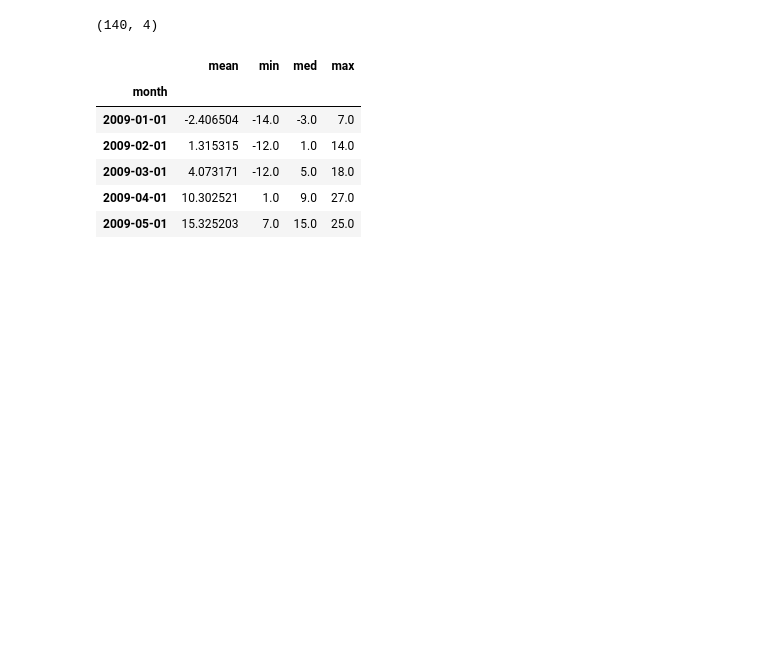
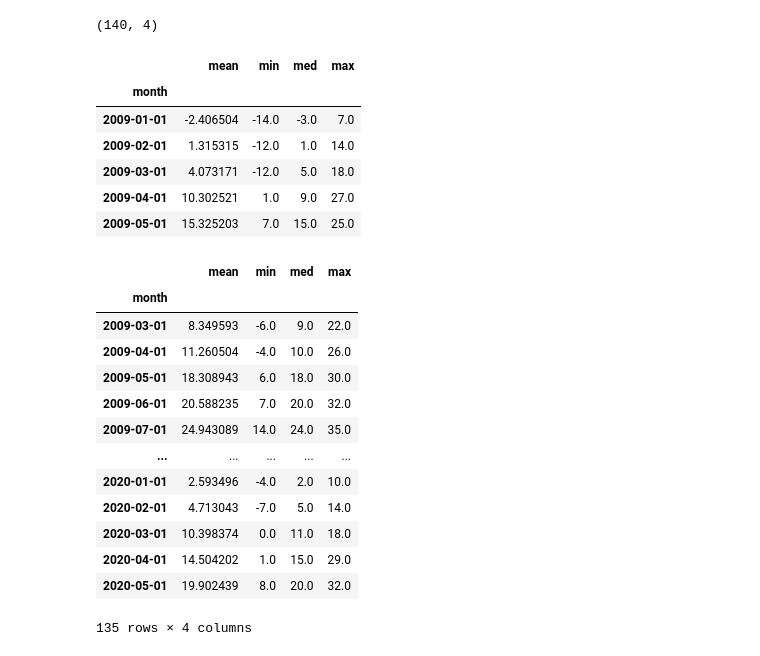
Before and after one commit to BloomTech-Labs/Labs26-Citrics-DS-TeamA, a Jupyter notebook: notebooks/get_stats.ipynb, the cells around one changed output. Saved outputs shown, nothing was run; the diff lists cells and outputs as text; code cells hidden in the pictures; blank space fills up the shorter version.

Commit message:
renamed historical_weather

```diff
--- a/notebooks/historical_weather.ipynb
+++ b/notebooks/get_stats.ipynb
@@ -453,7 +453,7 @@ df.head()
 def get_stats(city: str, state: str, stat: str, metric=True) -> pd.DataFrame:
     # loads in desired DataFrame
     # looks at query and matches query to appropriate csv file
-    DataFrame = pd.read_csv(f"../data/weather{city}_{state}.csv")
+    DataFrame = pd.read_csv(f"../data/weather/{city}_{state}.csv")
 
     # fixes datetime format
     DataFrame.date_time = DataFrame.date_time.apply(lambda d: datetime.strptime(d, '%Y-%m-%d %H:%M:%S'))
@@ -526,0 +525,20 @@ get_stats()
+# %%
+# testing function
+# albuquerque_nm.csv
+
+get_stats("albuquerque", "nm", "tempC")
+# %% [output]
+|  | mean | min | med | max |
+| month |  |  |  |  |
+| 2009-03-01 | 8.349593 | -6.0 | 9.0 | 22.0 |
+| 2009-04-01 | 11.260504 | -4.0 | 10.0 | 26.0 |
+| 2009-05-01 | 18.308943 | 6.0 | 18.0 | 30.0 |
+| 2009-06-01 | 20.588235 | 7.0 | 20.0 | 32.0 |
+| 2009-07-01 | 24.943089 | 14.0 | 24.0 | 35.0 |
+| ... | ... | ... | ... | ... |
+| 2020-01-01 | 2.593496 | -4.0 | 2.0 | 10.0 |
+| 2020-02-01 | 4.713043 | -7.0 | 5.0 | 14.0 |
+| 2020-03-01 | 10.398374 | 0.0 | 11.0 | 18.0 |
+| 2020-04-01 | 14.504202 | 1.0 | 15.0 | 29.0 |
+| 2020-05-01 | 19.902439 | 8.0 | 20.0 | 32.0 |
+135 rows × 4 columns
```
Also changed, not shown: parts of 1 cell of this notebook.
